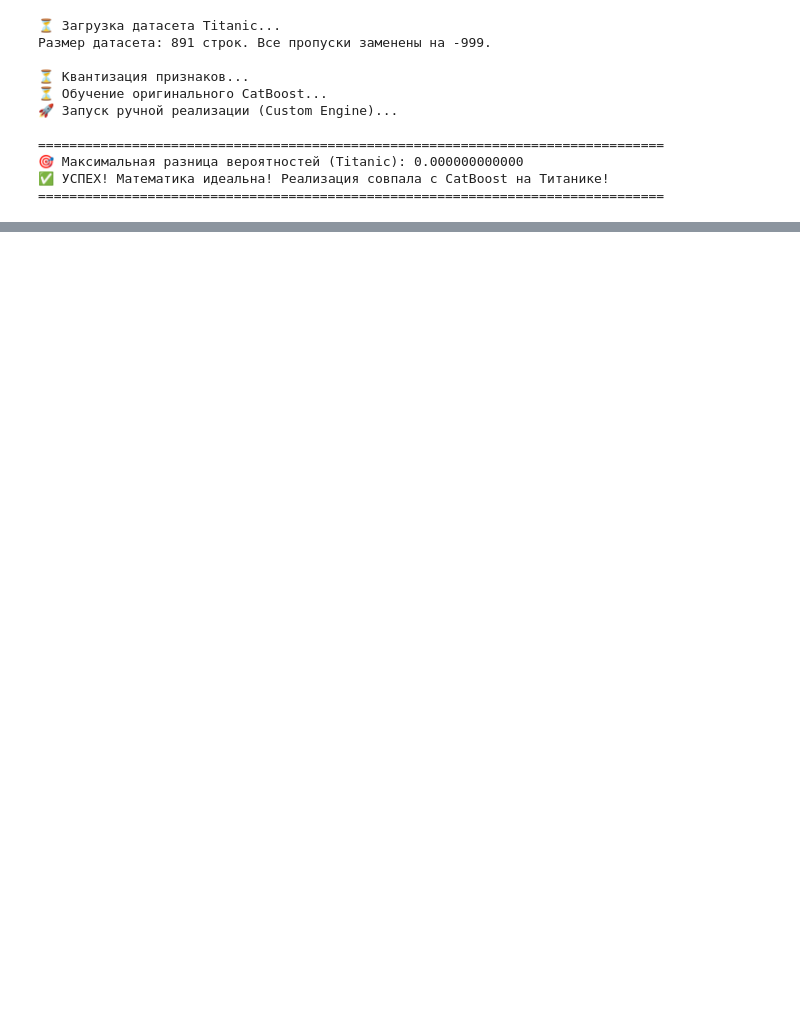
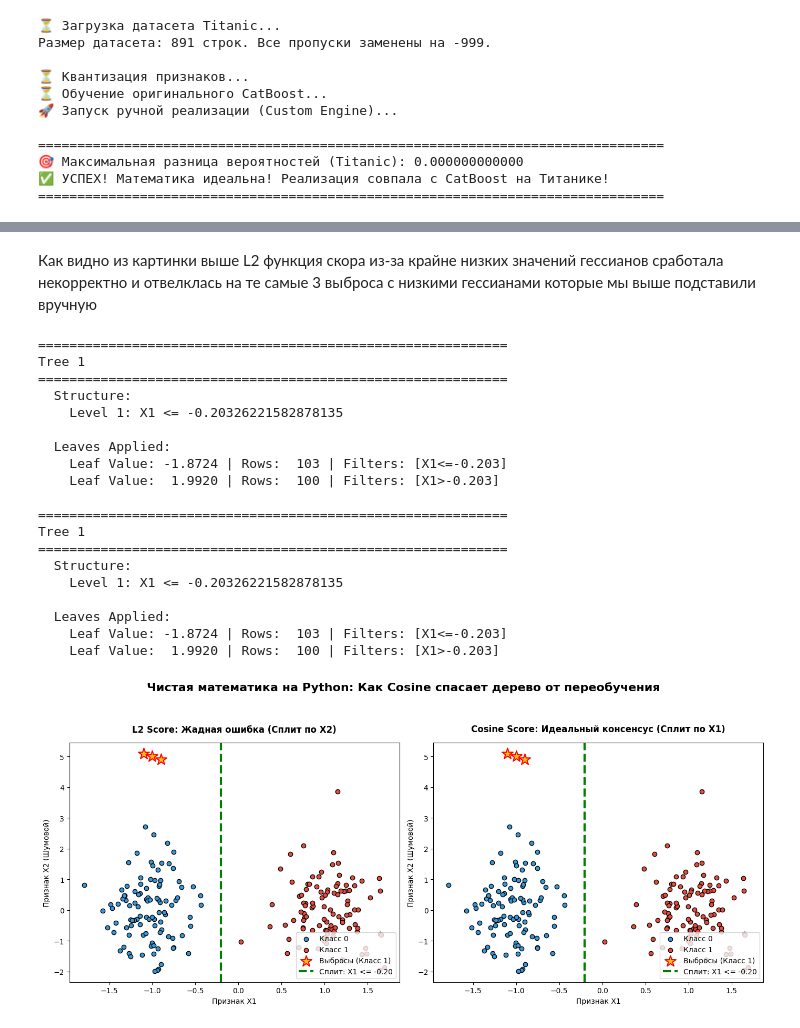
Before and after one commit to FedorTarasow/PocketCatboostStudy, a Jupyter notebook: PocketCatboostStudy.ipynb, the cells around one changed output, grey strips where cells are left out. Cells and saved outputs as stored; diff of their text form; code cells hidden in the pictures; blank space fills up the shorter version.

```diff
--- a/PocketCatboostStudy.ipynb
+++ b/PocketCatboostStudy.ipynb
@@ -343,0 +733,49 @@ print("="*80)
+# %% [markdown]
+Как видно из картинки выше L2 функция скора из-за крайне низких значений гессианов сработала некорректно и отвелклась на те самые 3 выброса с низкими гессианами которые мы выше подставили вручную
+# %%
+#Обычный регуляризатор защищает L2 score функцию
+l2_reg_toy = 0.1
+
+# ==========================================
+# 3. ОБУЧЕНИЕ МОДЕЛЕЙ
+# ==========================================
+# Обучаем L2
+_, trees_l2 = fit_custom_catboost(
+    df_toy, features_toy, 'target', borders_dict_toy,
+    iterations=1, depth=1, learning_rate=1.0, l2_reg=l2_reg_toy, score_function='L2', verbose=True,drawing_mode=True
+)
+
+# Обучаем Cosine
+_, trees_cos = fit_custom_catboost(
+    df_toy, features_toy, 'target', borders_dict_toy,
+    iterations=1, depth=1, learning_rate=1.0, l2_reg=l2_reg_toy, score_function='Cosine', verbose=True,drawing_mode=True
+)
+fig, (ax1, ax2) = plt.subplots(1, 2, figsize=(14, 6))
+
+plot_split(ax1, 'L2 Score: Жадная ошибка (Сплит по X2)', trees_l2, df_toy)
+plot_split(ax2, 'Cosine Score: Идеальный консенсус (Сплит по X1)', trees_cos, df_toy)
+
+plt.suptitle('Чистая математика на Python: Как Cosine спасает дерево от переобучения', fontsize=16, fontweight='bold', y=1.05)
+plt.tight_layout()
+plt.show()
+# %% [output]
+============================================================
+Tree 1
+============================================================
+  Structure:
+    Level 1: X1 <= -0.20326221582878135
+
+  Leaves Applied:
+    Leaf Value: -1.8724 | Rows:  103 | Filters: [X1<=-0.203]
+    Leaf Value:  1.9920 | Rows:  100 | Filters: [X1>-0.203]
+
+============================================================
+Tree 1
+============================================================
+  Structure:
+    Level 1: X1 <= -0.20326221582878135
+
+  Leaves Applied:
+    Leaf Value: -1.8724 | Rows:  103 | Filters: [X1<=-0.203]
+    Leaf Value:  1.9920 | Rows:  100 | Filters: [X1>-0.203]
+[figure, added]
```
Also changed, not shown: parts of 20 cells of this notebook.
